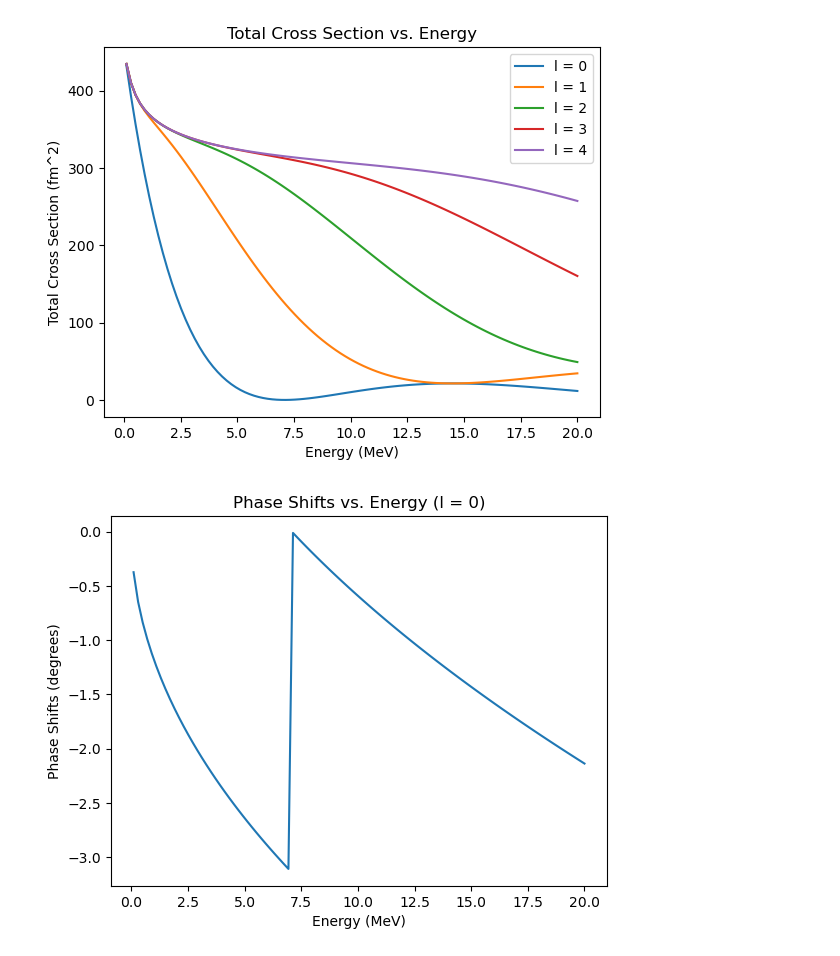
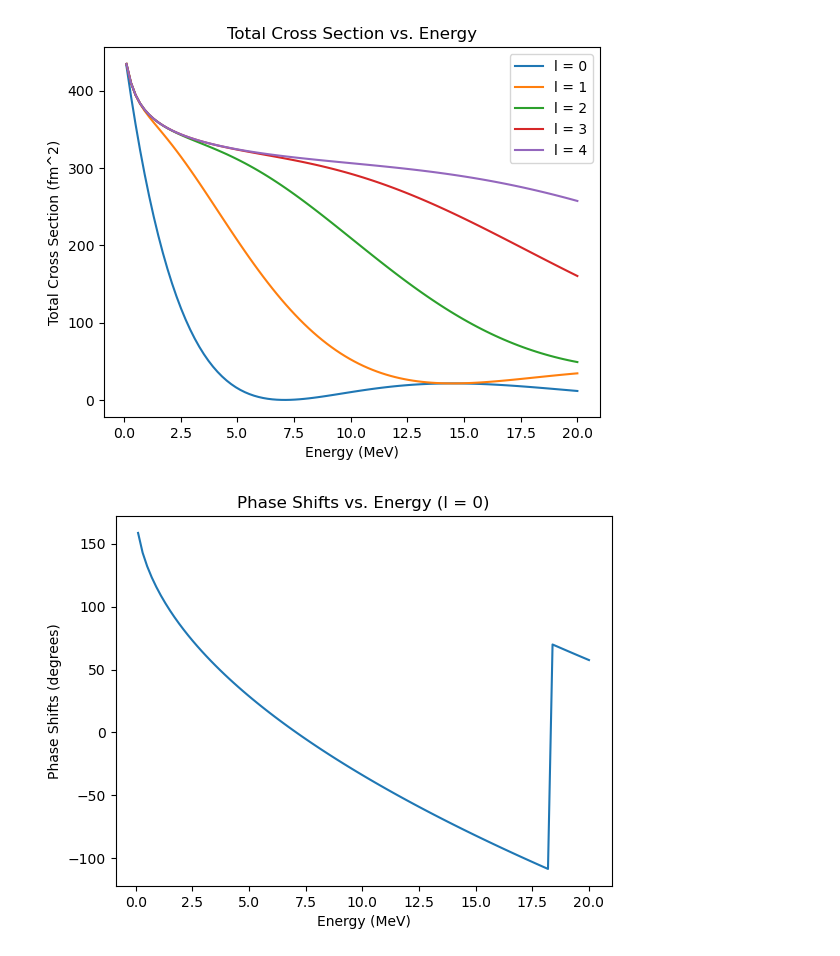
Before and after one commit to LydiaMaz/Scattering-Calculations, a Jupyter notebook: Numerov.ipynb, the cells around one changed output. Saved outputs shown, nothing was run; the diff lists cells and outputs as text; code cells hidden in the pictures.

Commit message:
update phase shift plot

```diff
--- a/Numerov.ipynb
+++ b/Numerov.ipynb
@@ -16,7 +16,7 @@ h = 0.001 #step size
 p = 1 #initial condition for derivative
 # %%
 def V(r):
-    return -V0 if r < a else 0
+    return -V0 if r <= a else 0
 # %%
 def F(l, r, E):
     return (2*mu/(hbar**2)*(V(r)-E) + (l*(l+1)/(r**2)))
@@ -107,17 +107,17 @@ k_array = np.sqrt(2*mu*E_values / (hbar ** 2))
 # %%
 phase_shifts = []
 l = 0
 
 for k, E in zip(k_array, E_values):
     phase_shift = calculate_phase_shift(k, l, E)
     phase_shifts.append(phase_shift)
 
 phase_shifts_degrees = np.array(phase_shifts) * 180 / np.pi
 
-plt.plot(E_values, phase_shifts)
+plt.plot(E_values, phase_shifts_degrees)
 plt.xlabel("Energy (MeV)")
 plt.ylabel("Phase Shifts (degrees)")
 plt.title(f"Phase Shifts vs. Energy (l = {l})")
 plt.show()
 # %% [output]
-[figure, old version]
+[figure, new version]
```
